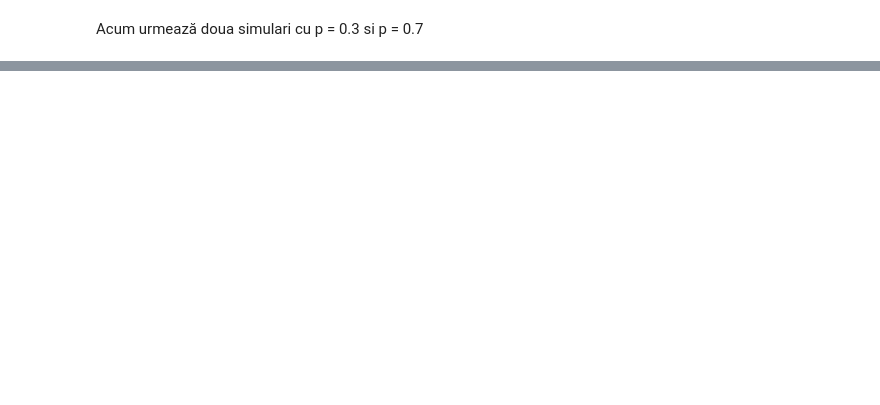
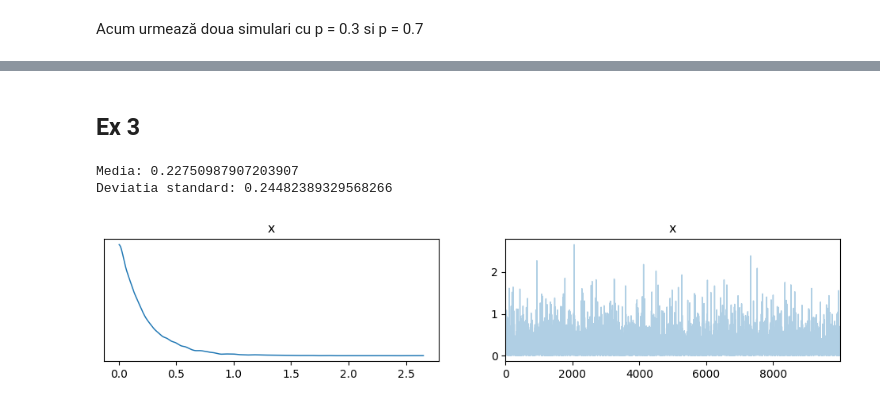
Before and after one commit to zkamper/pmp-2024, a Jupyter notebook: Lab02/homework1.ipynb, the cells around one changed output, grey strips where cells are left out. Drawn from its saved outputs; the diff is of its cells as text; code cells hidden in the pictures; blank space fills up the shorter version.

```diff
--- a/Lab02/homework1.ipynb
+++ b/Lab02/homework1.ipynb
@@ -98,0 +97,20 @@ Valoarea medie a sumei:0.1934
+# %% [markdown]
+## Ex 3
+# %%
+X = []
+
+for i in range(0,10_000):
+    lbd = np.random.choice([3,6,4],p=[3/13,6/13,4/13])
+    X.append(np.random.exponential(scale=1/lbd))
+
+mean = np.mean(X)
+std_deviation = np.std(X)
+print(f'Media: {mean}')
+print(f'Deviatia standard: {std_deviation}')
+
+az.plot_trace(np.array(X))
+plt.show()
+# %% [output]
+Media: 0.22750987907203907
+Deviatia standard: 0.24482389329568266
+[figure, added]
```
Also changed, not shown: parts of 4 cells of this notebook, 2 other files.
